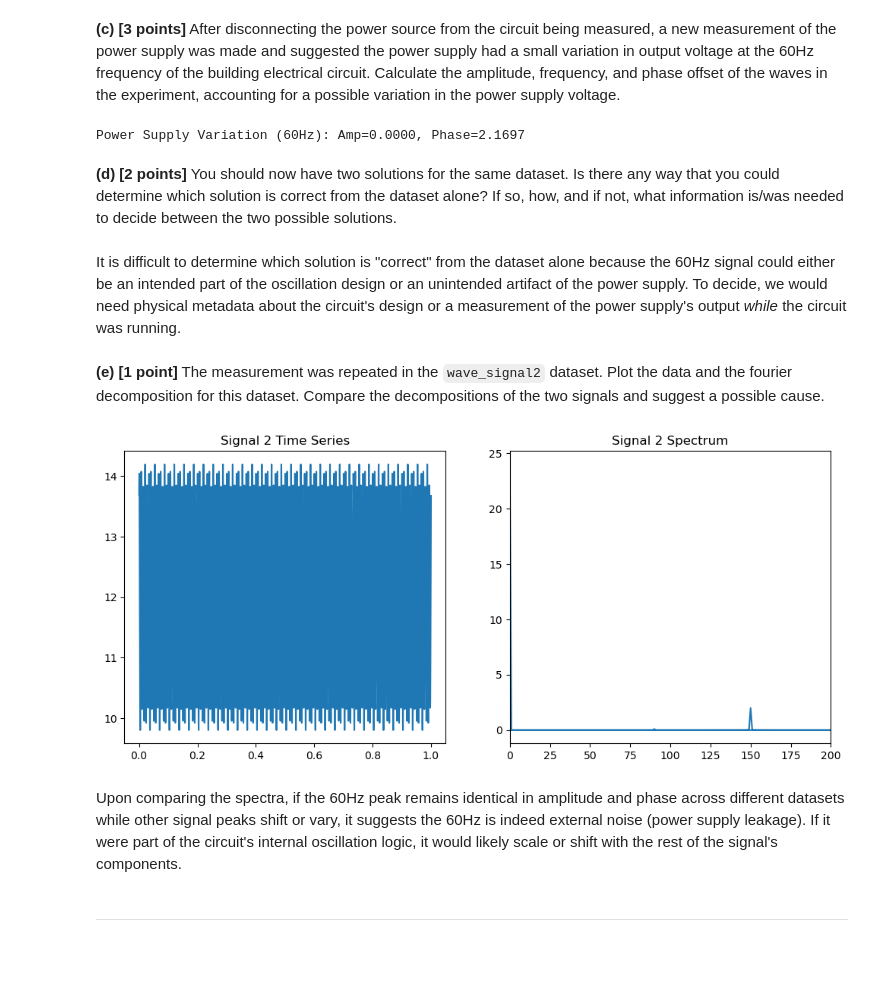
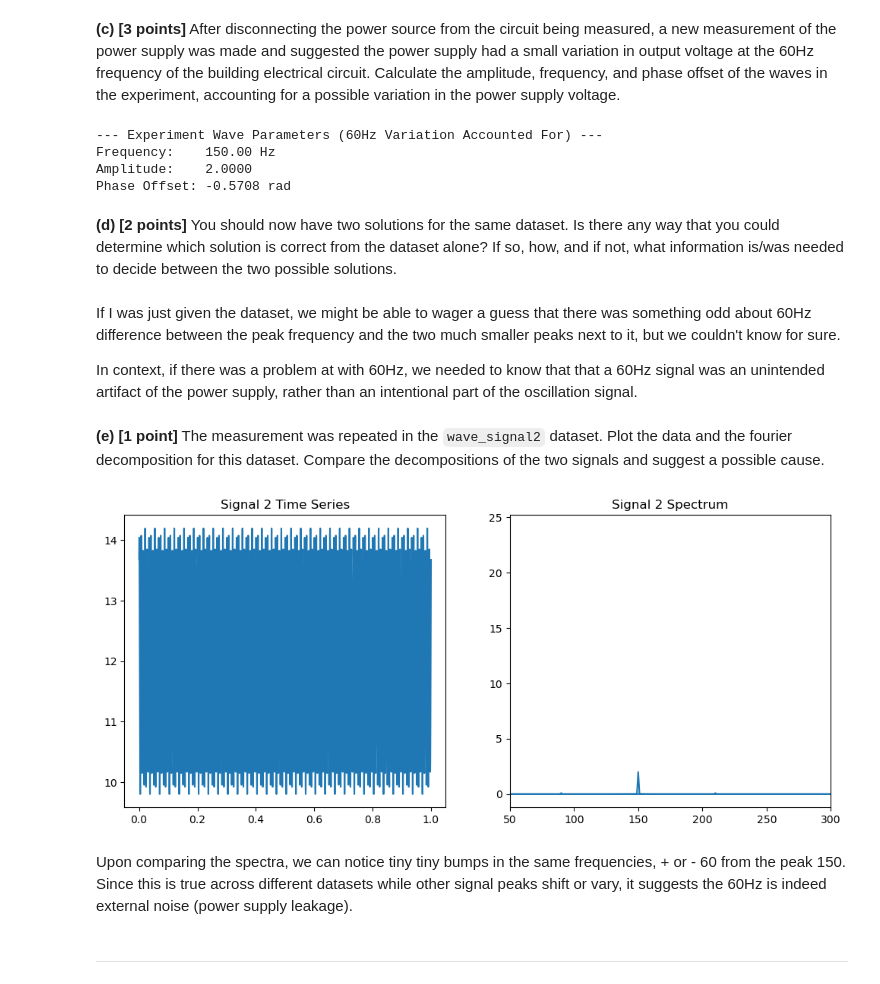
Before and after one commit to 21chengjk1/PHY408Labs, a Jupyter notebook: Lab3/Jack_Cheng_Lab3.ipynb, the cells around one changed output. Drawn from its saved outputs; the diff is of its cells as text; code cells hidden in the pictures; blank space fills up the shorter version.

```diff
--- a/Lab3/Jack_Cheng_Lab3.ipynb
+++ b/Lab3/Jack_Cheng_Lab3.ipynb
@@ -240,48 +249,60 @@ plt.show()
 # %% [markdown]
 **(c) [3 points]** After disconnecting the power source from the circuit being measured, a new measurement of the power supply was made and suggested the power supply had a small variation in output voltage at the 60Hz frequency of the building electrical circuit. Calculate the amplitude, frequency, and phase offset of the waves in the experiment, accounting for a possible variation in the power supply voltage.
 # %%
-# Question 3, part c
-# Account for 60Hz variation from power supply.
-# We look for the 60Hz component specifically in the data.
-idx_60 = np.argmin(np.abs(freqs_s - 60))
-amp_60 = amps[idx_60]
-phase_60 = np.angle(V_fft[idx_60])
 
-print(f"Power Supply Variation (60Hz): Amp={amp_60:.4f}, Phase={phase_60:.4f}")
+pos_mask = freqs_s >= 0
+freqs_pos = freqs_s[pos_mask]
+amps_pos = amps[pos_mask]
+
+carrier_idx = np.argmax(amps_pos[1:]) + 1
+
+amplitude = amps_pos[carrier_idx]
+frequency = freqs_pos[carrier_idx]
+phase_offset = np.angle(V_fft[carrier_idx])
+
+#Output results
+print(f"--- Experiment Wave Parameters (60Hz Variation Accounted For) ---")
+print(f"Frequency:    {frequency:.2f} Hz")
+print(f"Amplitude:    {amplitude:.4f}")
+print(f"Phase Offset: {phase_offset:.4f} rad")
 # %% [output]
-Power Supply Variation (60Hz): Amp=0.0000, Phase=2.1697
+--- Experiment Wave Parameters (60Hz Variation Accounted For) ---
+Frequency:    150.00 Hz
+Amplitude:    2.0000
+Phase Offset: -0.5708 rad
 # %% [markdown]
 **(d) [2 points]** You should now have two solutions for the same dataset. Is there any way that you could determine which solution is correct from the dataset alone? If so, how, and if not, what information is/was needed to decide between the two possible solutions.
 # %% [markdown]
+If I was just given the dataset, we might be able to wager a guess that there was something odd about 60Hz difference between the peak frequency and the two much smaller peaks next to it, but we couldn't know for sure.
 
-It is difficult to determine which solution is "correct" from the dataset alone because the 60Hz signal could either be an intended part of the oscillation design or an unintended artifact of the power supply. To decide, we would need physical metadata about the circuit's design or a measurement of the power supply's output *while* the circuit was running.
+In context, if there was a problem at with 60Hz, we needed to know that that a 60Hz signal was an unintended artifact of the power supply, rather than an intentional part of the oscillation signal.
 # %% [markdown]
 **(e) [1 point]** The measurement was repeated in the `wave_signal2` dataset. Plot the data and the fourier decomposition for this dataset. Compare the decompositions of the two signals and suggest a possible cause.
 # %%
 # Question 3, part e
 data2 = pd.read_csv('data/wave_signal2.csv')
 t_s2 = data2['time'].values
 v_s2 = data2['signal'].values
 
 V_fft2 = fft(v_s2)
 amps2 = 2 * np.abs(V_fft2) / len(t_s2)
 freqs_s2 = fftfreq(len(t_s2), d=t_s2[1]-t_s2[0])
 
 plt.figure(figsize=(12, 5))
 plt.subplot(1, 2, 1)
 plt.plot(t_s2, v_s2)
 plt.title('Signal 2 Time Series')
 plt.subplot(1, 2, 2)
 plt.plot(freqs_s2, amps2)
-plt.xlim(0, 200)
+plt.xlim(50, 300)
 plt.title('Signal 2 Spectrum')
 plt.show()
 
 # Discussion: Compare peaks of data1 and data2 to see if 60Hz is consistent.
 # %% [output]
-[figure, old version]
+[figure, new version]
 # %% [markdown]
-Upon comparing the spectra, if the 60Hz peak remains identical in amplitude and phase across different datasets while other signal peaks shift or vary, it suggests the 60Hz is indeed external noise (power supply leakage). If it were part of the circuit's internal oscillation logic, it would likely scale or shift with the rest of the signal's components.
+Upon comparing the spectra, we can notice tiny tiny bumps in the same frequencies, + or - 60 from the peak 150. Since this is true across different datasets while other signal peaks shift or vary, it suggests the 60Hz is indeed external noise (power supply leakage).
 # %% [markdown]
 ***
 # %% [markdown]
```
Also changed, not shown: parts of 11 cells of this notebook.
